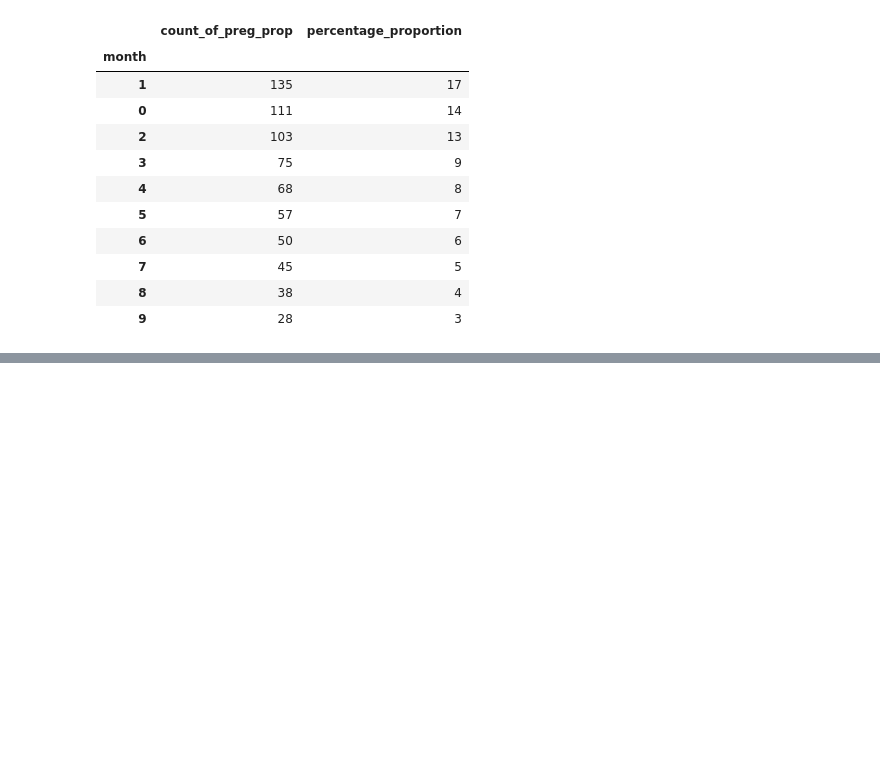
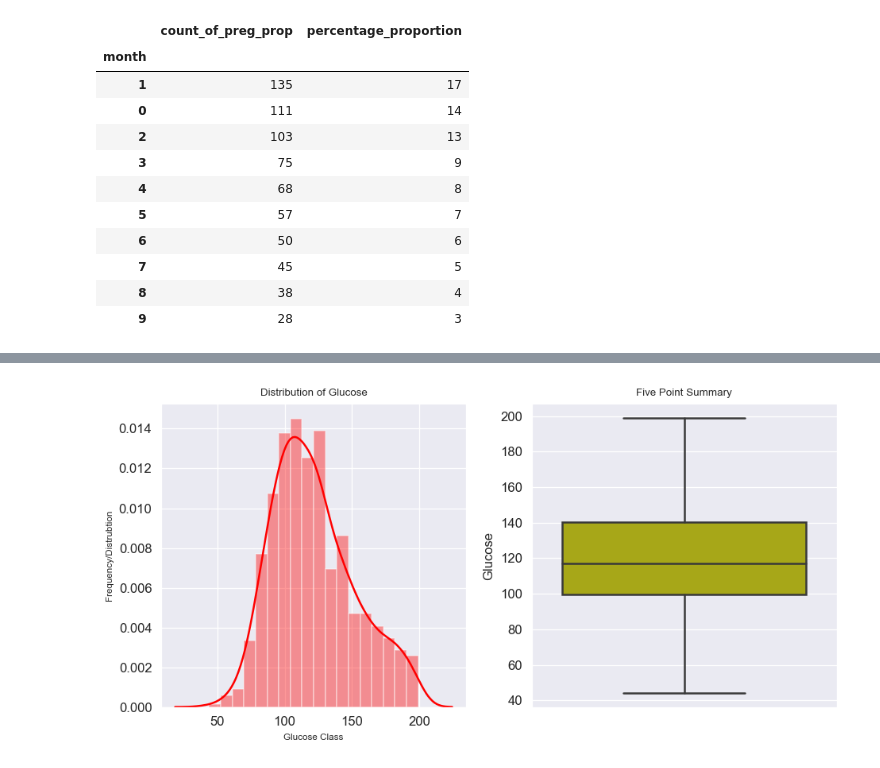
Before and after one commit to javagarm/Curneu-Assessment, a Jupyter notebook: Problem_Statement_2.ipynb, the cells around one changed output, grey strips where cells are left out. Cells and saved outputs as stored; diff of their text form; code cells hidden in the pictures; blank space fills up the shorter version.

```diff
--- a/Problem_Statement_2.ipynb
+++ b/Problem_Statement_2.ipynb
@@ -179,0 +318,6 @@ plt.show()
+# %%
+df.Glucose = df.Glucose.replace(0,df.Glucose.mean())#There is no outlier and also distribution is normal ,
+#So i will treat 0 with mean value.
+
+
+df.head()
@@ -179,0 +331,15 @@ plt.show()
+# %%
+fig,axes = plt.subplots(nrows=1,ncols=2,dpi=120,figsize = (8,4))
+
+plot00=sns.distplot(df['Glucose'],ax=axes[0],color='r')
+axes[0].set_title('Distribution of Glucose',fontdict={'fontsize':8})
+axes[0].set_xlabel('Glucose Class',fontdict={'fontsize':7})
+axes[0].set_ylabel('Frequency/Distrubtion',fontdict={'fontsize':7})
+plt.tight_layout()
+
+
+plot01=sns.boxplot('Glucose',data=df,ax=axes[1],orient = 'v',color='y')
+axes[1].set_title('Five Point Summary',fontdict={'fontsize':8})
+plt.tight_layout()
+# %% [output]
+[figure, added]
```
Also changed, not shown: parts of 17 cells of this notebook.
